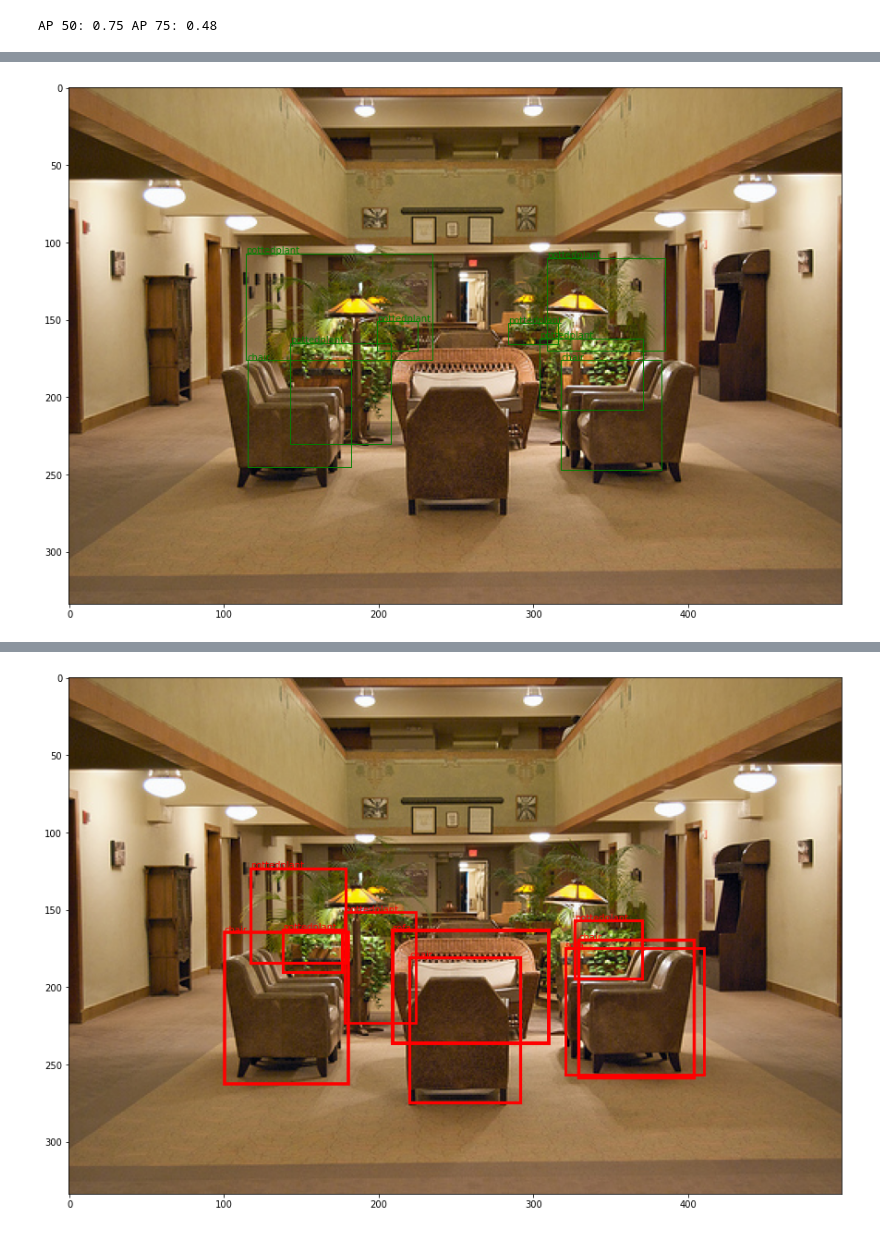
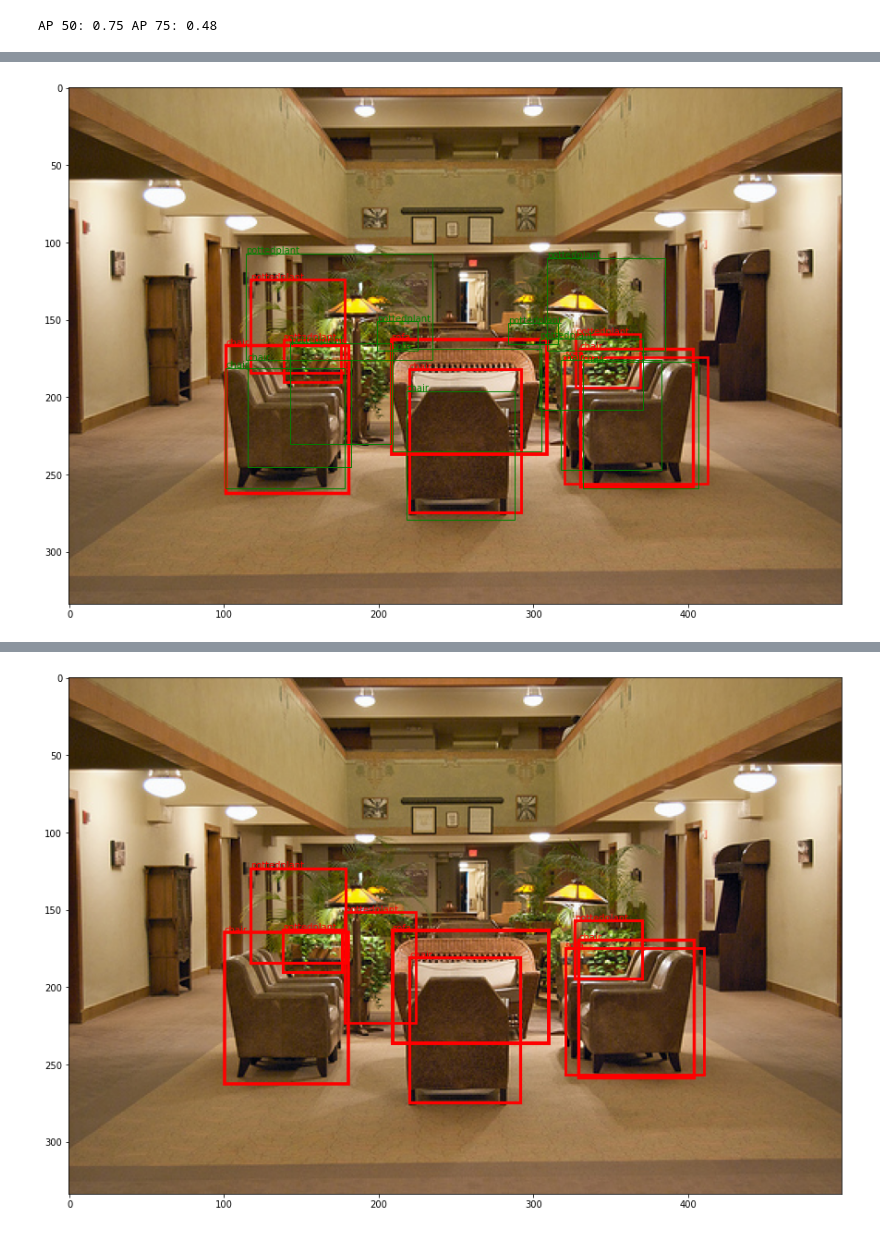
Before and after one commit to vlasakjiri/uncertainty-estimations, a Jupyter notebook: detection.ipynb, the cells around one changed output, grey strips where cells are left out. Drawn from its saved outputs; the diff is of its cells as text; code cells hidden in the pictures.

```diff
--- a/detection.ipynb
+++ b/detection.ipynb
@@ -335,17 +334,17 @@ preds[0]
 # %%
 import random
 utils.mc_dropout.set_training_mode_for_dropout(model, False)
 # i = random.randint(0, len(data_test))
 i=2545
 preds = []
 for _ in range(20):
     pred = bbox_dict_to_tensor(model(data_test[i][0].unsqueeze(0).to(device))[0])
-    pred = utils.detection_metrics.nms(pred, 0.5, 0.5, "corners")
+    pred = utils.detection_metrics.nms(pred, 0.95, 0.5)
     preds.append(list(map(lambda box: [i] + box, pred)))
 gt = list(filter(lambda box: box[0]==i, true_boxes))
-plot_image(data_test[i][0], [], FN)
+plot_image(data_test[i][0], preds[0], gt)
 # %% [output]
-[figure, old version]
+[figure, new version]
 # %%
 TP, FP, FN = correct_boxes(preds[0], gt, len(VOC_CLASSES))
 # %%
```
Also changed, not shown: parts of 6 cells of this notebook, 1 other file.
